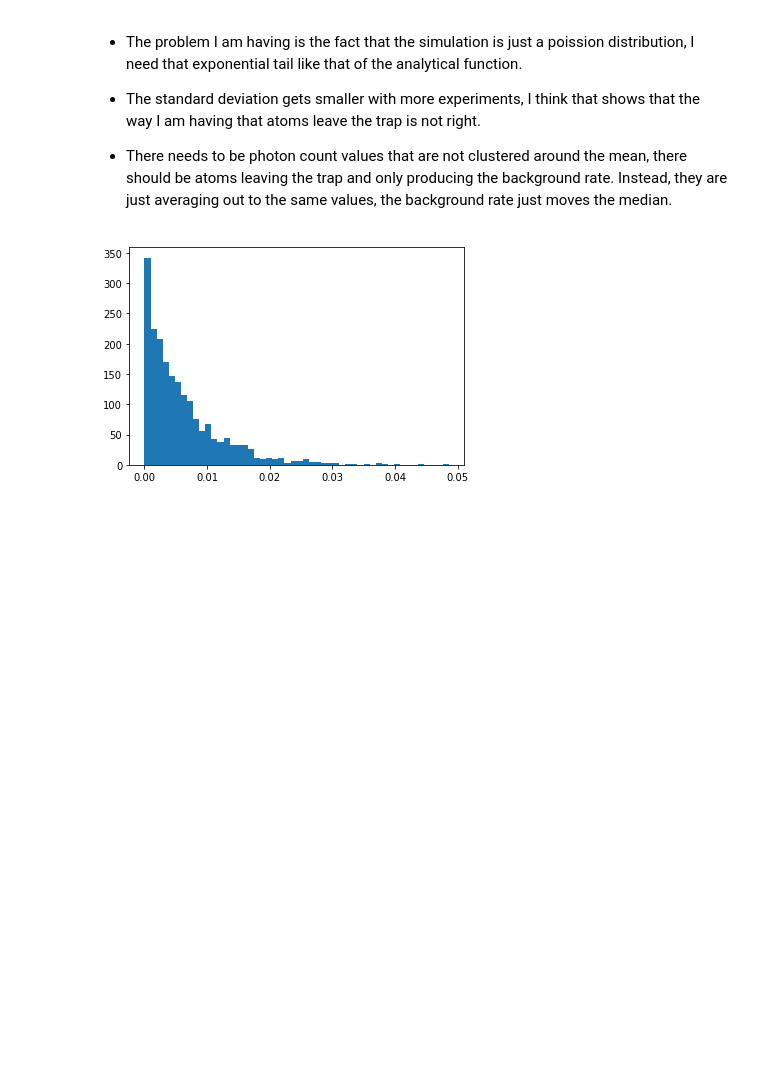
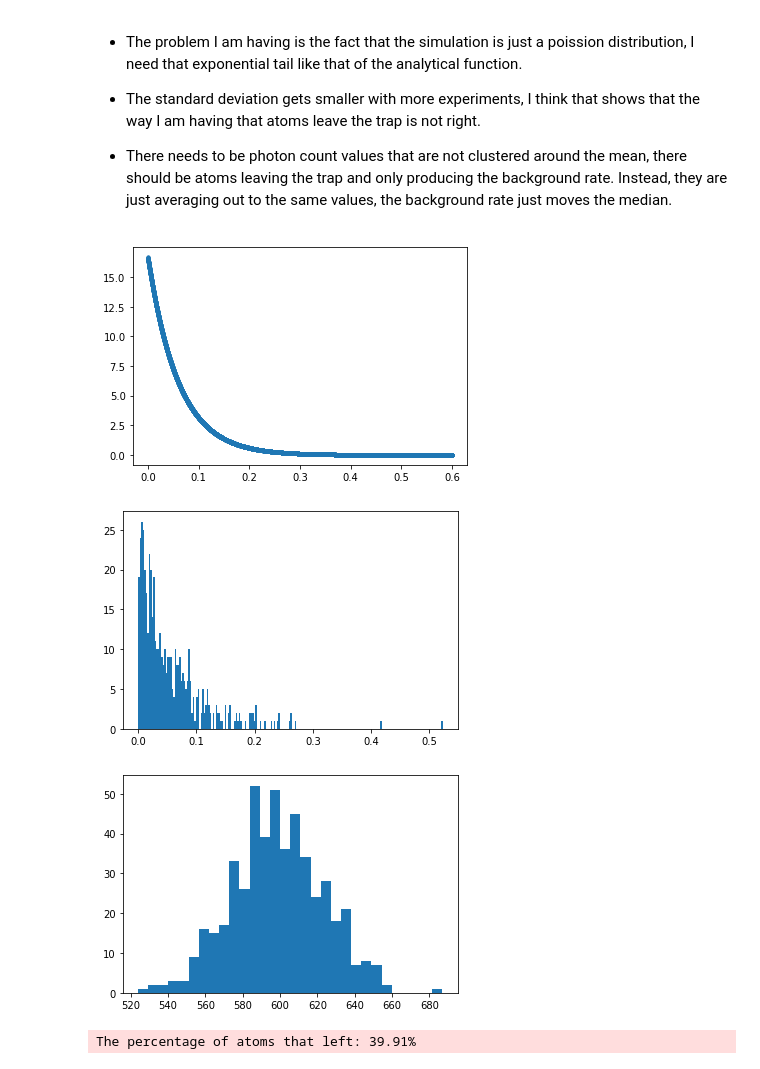
Before and after one commit to bpnordin/PhotonCount, a Jupyter notebook: Test.ipynb, the cells around one changed output. Saved outputs shown, nothing was run; the diff lists cells and outputs as text; code cells hidden in the pictures; blank space fills up the shorter version.

```diff
--- a/Test.ipynb
+++ b/Test.ipynb
@@ -98,7 +124,11 @@ def simulateAtomLoss(recordTime,trapLifetime,xx,probDistSingle,probDistBack,tota
     return probDist
 # %%
 importlib.reload(functions)
-test = poisson.pmf(xx,(rateSingleAtom)*recordTime)
-probDistSimulated = simulateAtomLoss(recordTime,lifetimeOfTrap/10,xx,test,probDistBack)
+N = 500
+single = poisson.pmf(xx,(rateSingleAtom)*recordTime)
+probDistSimulated = simulateAtomLoss(recordTime,lifetimeOfTrap,xx,single,probDistBack,experiments=N)
 # %% [output]
-[figure, old version]
+[figure, new version]
+[figure, added]
+[figure, added]
+The percentage of atoms that left: 39.91%
```
Also changed, not shown: parts of 6 cells of this notebook, 1 other file.
